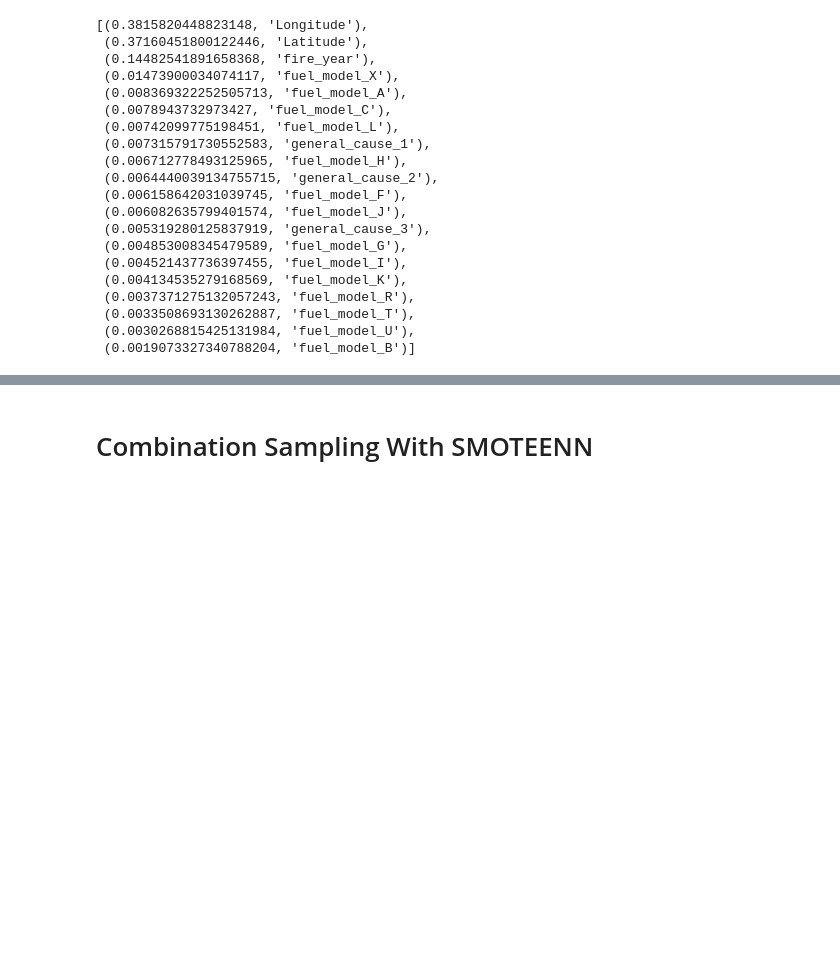
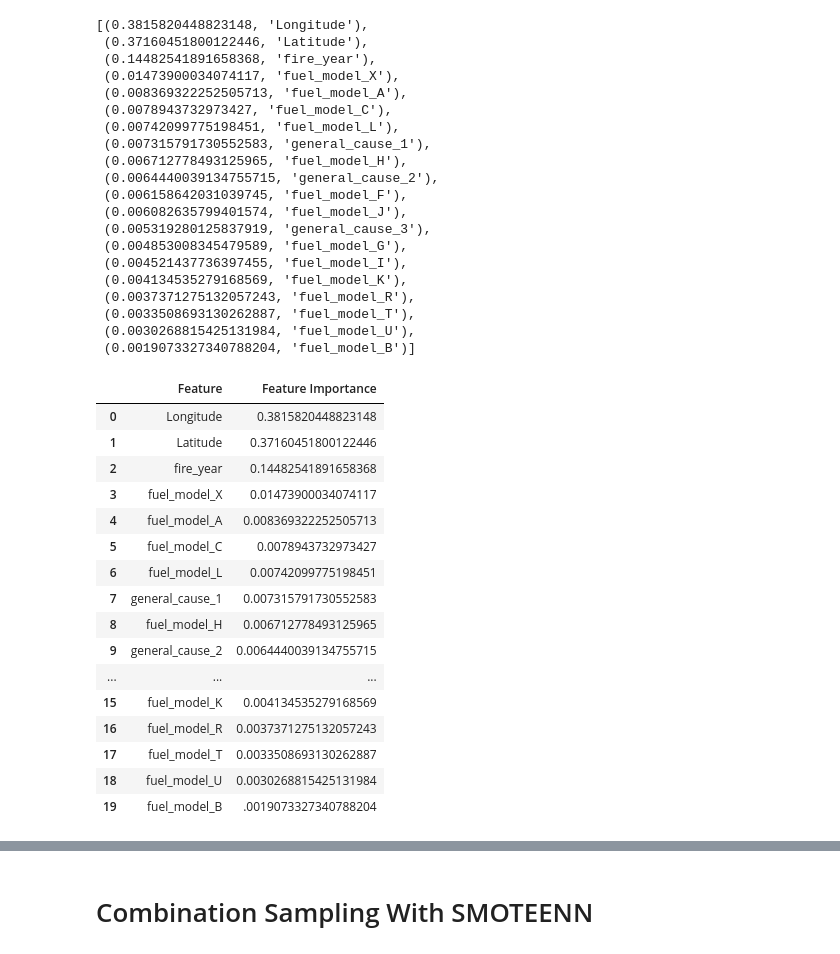
Before and after one commit to jisellejones/Predict_Wildfire_Spread, a Jupyter notebook: ML_fire.ipynb, the cells around one changed output, grey strips where cells are left out. Cells and saved outputs as stored; diff of their text form; code cells hidden in the pictures; blank space fills up the shorter version.

Commit message:
ML_Fire with percent code

```diff
--- a/ML_fire.ipynb
+++ b/ML_fire.ipynb
@@ -272,3 +276,33 @@ sorted(zip(rf_model.feature_importances_, X.columns), reverse=True)
  (0.0033508693130262887, 'fuel_model_T'),
  (0.0030268815425131984, 'fuel_model_U'),
  (0.0019073327340788204, 'fuel_model_B')]
+# %%
+importances_df = pd.DataFrame(
+    [['Longitude', '0.3815820448823148'], ['Latitude','0.37160451800122446'], ['fire_year','0.14482541891658368'], ['fuel_model_X', '0.01473900034074117']
+    , ['fuel_model_A', '0.008369322252505713'], ['fuel_model_C', '0.0078943732973427'], ['fuel_model_L', '0.00742099775198451'], ['general_cause_1', '0.007315791730552583'],
+     ['fuel_model_H', '0.006712778493125965'], ['general_cause_2', '0.0064440039134755715'], ['fuel_model_F', '0.006158642031039745'], ['fuel_model_J', '0.006082635799401574'],
+     ['general_cause_3', '0.005319280125837919'], ['fuel_model_G', '0.004853008345479589'], ['fuel_model_I', '0.004521437736397455'], ['fuel_model_K', '0.004134535279168569'],
+     ['fuel_model_R', '0.0037371275132057243'], ['fuel_model_T', '0.0033508693130262887'], ['fuel_model_U', '0.0030268815425131984'], ['fuel_model_B', '.0019073327340788204']
+    ],
+    columns=['Feature', 'Feature Importance'])
+
+
+importances_df.head(30)
+# %% [output]
+|  | Feature | Feature Importance |
+| 0 | Longitude | 0.3815820448823148 |
+| 1 | Latitude | 0.37160451800122446 |
+| 2 | fire_year | 0.14482541891658368 |
+| 3 | fuel_model_X | 0.01473900034074117 |
+| 4 | fuel_model_A | 0.008369322252505713 |
+| 5 | fuel_model_C | 0.0078943732973427 |
+| 6 | fuel_model_L | 0.00742099775198451 |
+| 7 | general_cause_1 | 0.007315791730552583 |
+| 8 | fuel_model_H | 0.006712778493125965 |
+| 9 | general_cause_2 | 0.0064440039134755715 |
+| ... | ... | ... |
+| 15 | fuel_model_K | 0.004134535279168569 |
+| 16 | fuel_model_R | 0.0037371275132057243 |
+| 17 | fuel_model_T | 0.0033508693130262887 |
+| 18 | fuel_model_U | 0.0030268815425131984 |
+| 19 | fuel_model_B | .0019073327340788204 |
```
Also changed, not shown: parts of 24 cells of this notebook.
